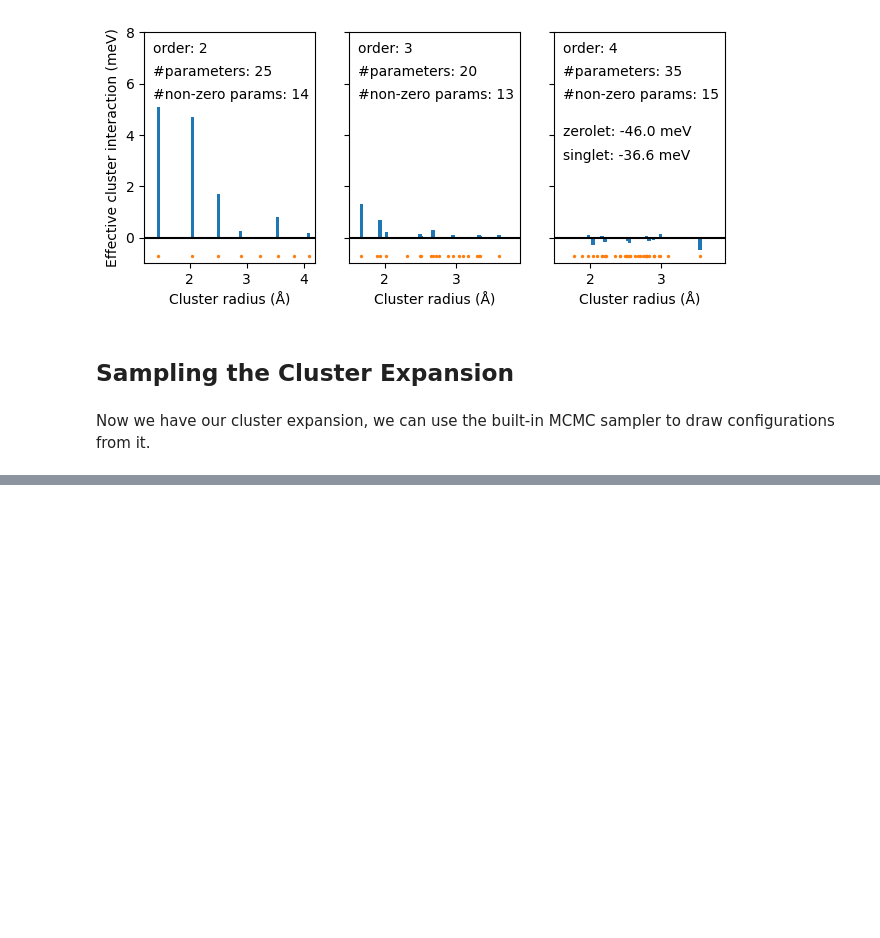
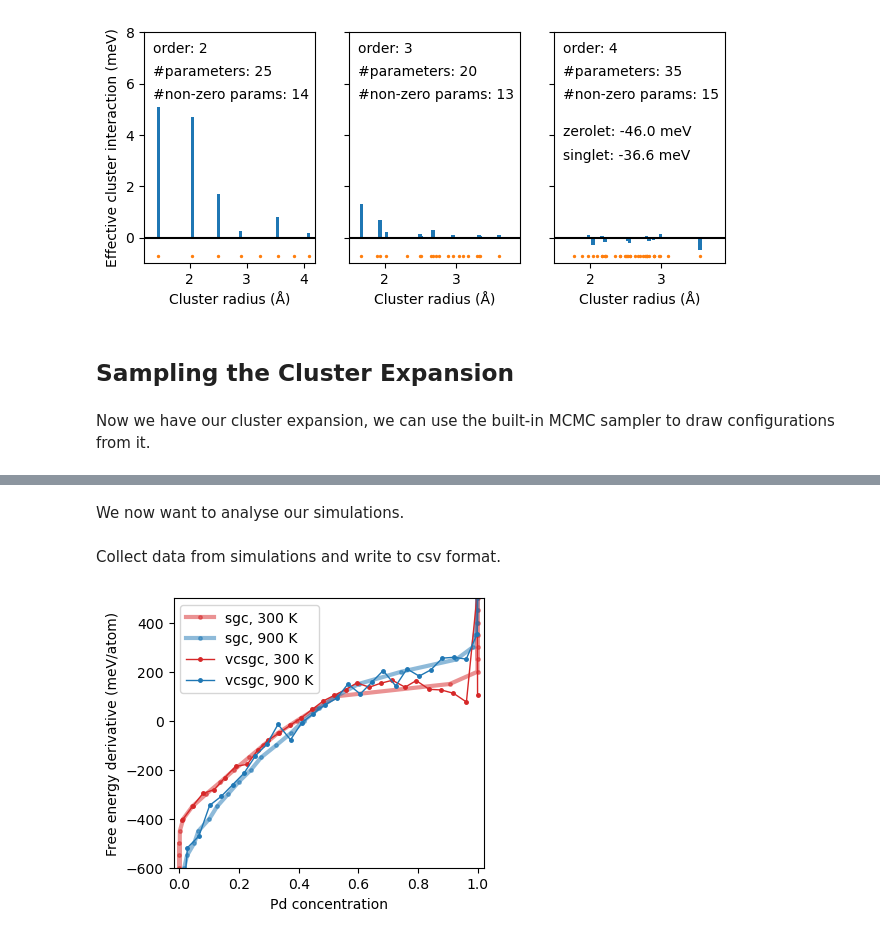
Before and after one commit to m-crabb/msc-dissertation-dnfs, a Jupyter notebook: notebooks/icet_agpb_tutorial.ipynb, the cells around one changed output, grey strips where cells are left out. Cells and saved outputs as stored; diff of their text form; code cells hidden in the pictures; blank space fills up the shorter version.

```diff
--- a/notebooks/icet_agpb_tutorial.ipynb
+++ b/notebooks/icet_agpb_tutorial.ipynb
@@ -266,0 +334,2 @@ Now we have our cluster expansion, we can use the built-in MCMC sampler to draw
+# %% [markdown]
+We now want to analyse our simulations.
@@ -266,0 +340,2 @@ Now we have our cluster expansion, we can use the built-in MCMC sampler to draw
+# %% [markdown]
+Collect data from simulations and write to csv format.
@@ -266,0 +375,29 @@ Now we have our cluster expansion, we can use the built-in MCMC sampler to draw
+# %%
+dfs = {}
+dfs['sgc'] = pd.read_csv('monte-carlo-sgc.csv', delimiter='\t')
+dfs['vcsgc'] = pd.read_csv('monte-carlo-vcsgc.csv', delimiter='\t')
+
+
+# step 1: Plot free energy derivatives
+colors = {300: '#D62728',
+          900: '#1F77B4'}
+linewidths = {'sgc': 3, 'vcsgc': 1}
+alphas = {'sgc': 0.5, 'vcsgc': 1.0}
+fig, ax = plt.subplots(figsize=(4, 3.5))
+for ensemble, df in dfs.items():
+    for T in sorted(df.temperature.unique()):
+        df_T = df.loc[df['temperature'] == T].sort_values('Pd_concentration')
+        ax.plot(df_T['Pd_concentration'],
+                1e3 * df_T['free_energy_derivative'],
+                marker='o', markersize=2.5,
+                label='{}, {} K'.format(ensemble, T),
+                color=colors[T],
+                linewidth=linewidths[ensemble], alpha=alphas[ensemble])
+ax.set_xlabel('Pd concentration')
+ax.set_ylabel('Free energy derivative (meV/atom)')
+ax.set_xlim([-0.02, 1.02])
+ax.set_ylim([-600, 500])
+ax.legend()
+plt.savefig('free_energy_derivative.png', bbox_inches='tight')
+# %% [output]
+[figure, added]
```
Also changed, not shown: parts of 11 cells of this notebook, 5 other files.
